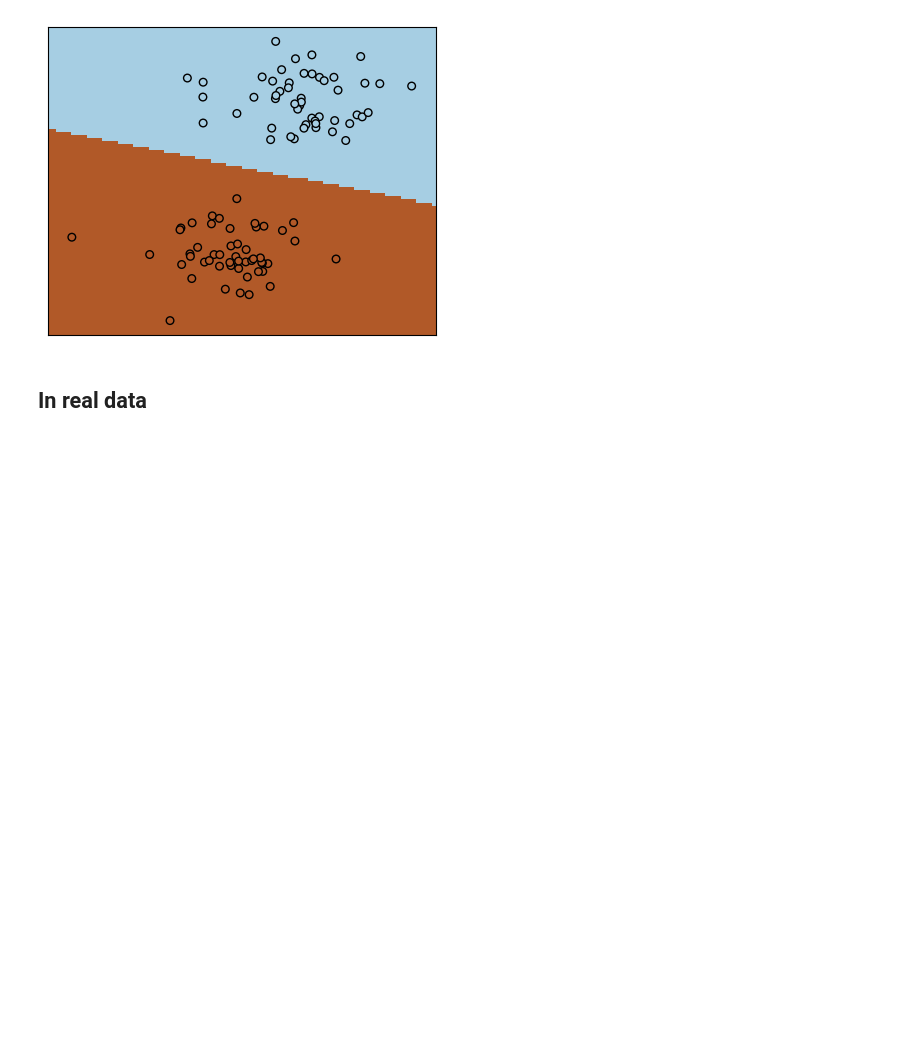
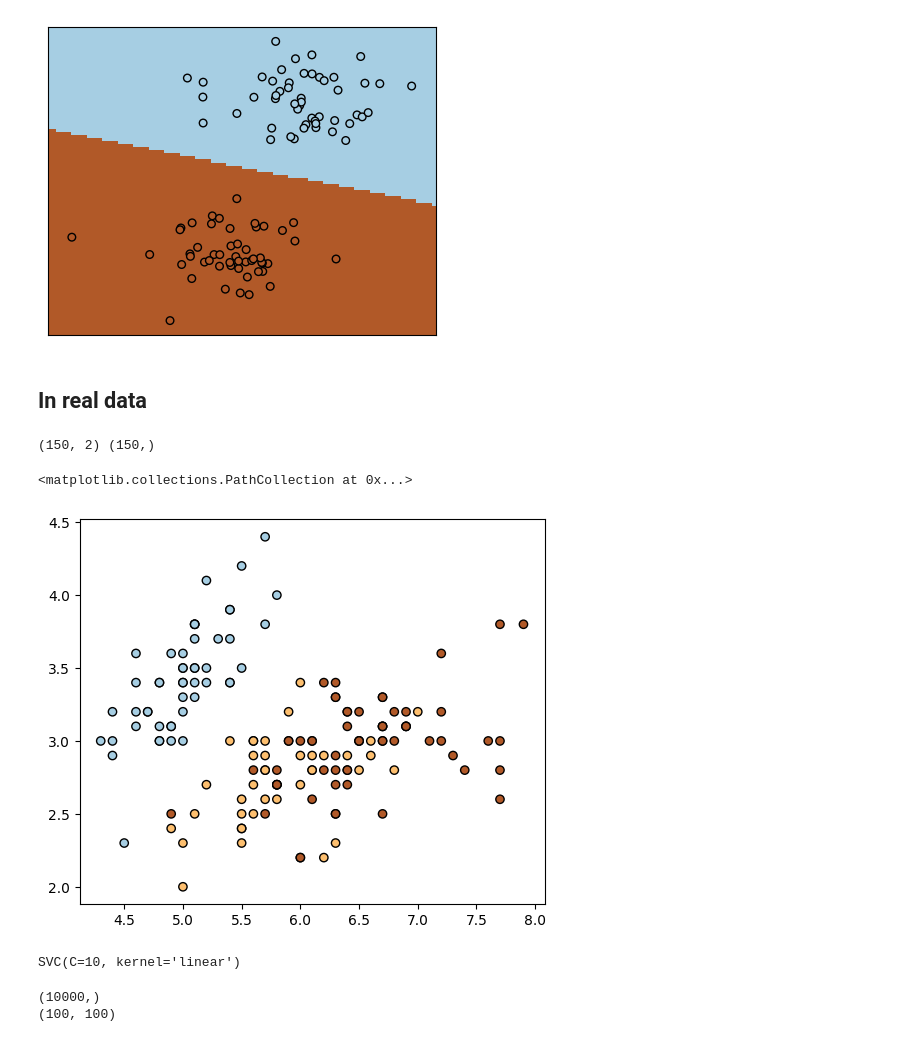
Before and after one commit to FelipeSaCh/machine_learning, a Jupyter notebook: Sem_03/SVM.ipynb, the cells around one changed output. Cells and saved outputs as stored; diff of their text form; code cells hidden in the pictures; blank space fills up the shorter version.

```diff
--- a/Sem_03/SVM.ipynb
+++ b/Sem_03/SVM.ipynb
@@ -84,6 +79,26 @@ Y = _
+# %%
+
+iris = load_iris() # Load the iris dataset
+iris_x = iris.data[:, 0:2]
+iris_y = iris.target
+print(iris_x.shape, iris_y.shape)
+_,ax=plt.subplots(figsize=(6,5))
+ax.scatter(iris_x[:,0],iris_x[:,1],c=iris_y, edgecolors='k',cmap='Paired')
+# %% [output]
+(150, 2) (150,)
+<matplotlib.collections.PathCollection at 0x...>
+[figure, added]
 # %%
 # Create an instance of SVM and fit the data.
-clf = _
-clf.fit( _ , _ )
+clf = svm.SVC(kernel='linear', C=10)
+clf.fit(iris_x, iris_y)
+# %% [output]
+SVC(C=10, kernel='linear')
+# %%
+pred_grid=clf.predict(np.c_[h_grid.ravel(), v_grid.ravel()])
+pred_grid=pred_grid.reshape(h_grid.shape)
+# %% [output]
+(10000,)
+(100, 100)
 # %%
 # Plot decision boundaries
```
Also changed, not shown: parts of 2 cells of this notebook, 8 other files.
